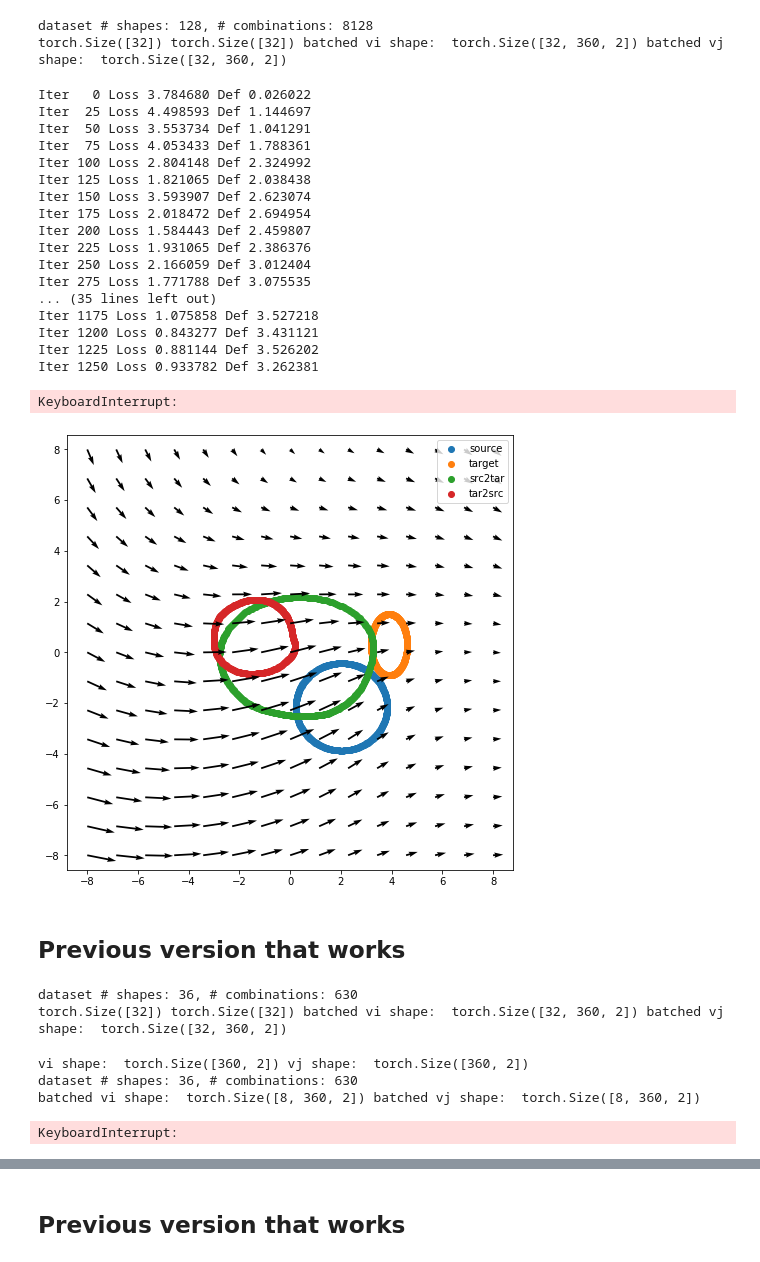
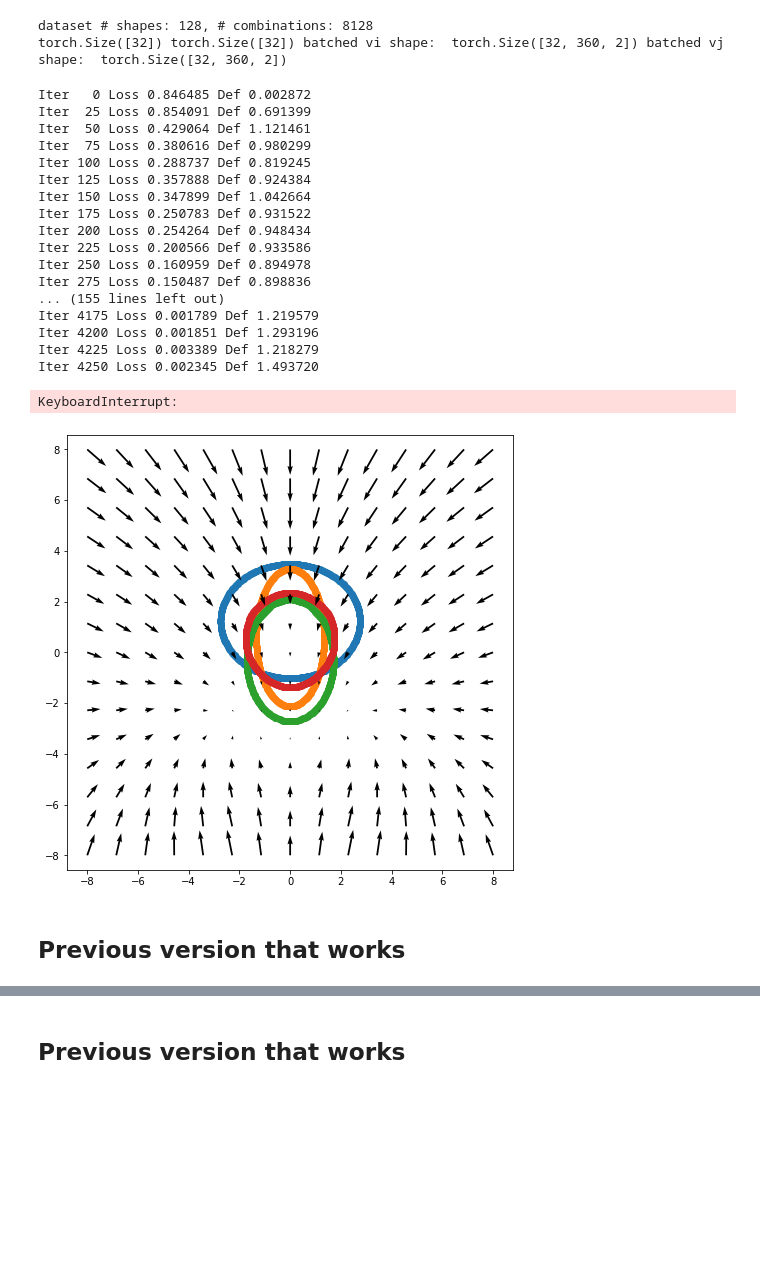
Before and after one commit to maxjiang93/ShapeFlow, a Jupyter notebook: minimal_2d_example.ipynb, the cells around one changed output, grey strips where cells are left out. Drawn from its saved outputs; the diff is of its cells as text; code cells hidden in the pictures; blank space fills up the shorter version.

```diff
--- a/minimal_2d_example.ipynb
+++ b/minimal_2d_example.ipynb
@@ -24,7 +24,8 @@ all_shapes = [x0]
 ns = 128
 for i in range(ns-1):
     scale = torch.randn(2) * 0.5 + 2
-    shift = torch.randn(2) * 2
+#     shift = torch.randn(2) * 2  # no-symmetry
+    shift = torch.cat([torch.zeros(1), torch.randn(1)+1], dim=0)  # x-symmetry
     x_new = x0 * scale + shift
     all_shapes.append(x_new)
 
@@ -104,7 +105,7 @@ device = torch.device('cuda')
 
 latent_size = 32
 deformer = NeuralFlowDeformer(dim=2, latent_size=latent_size, f_nlayers=6, f_width=64, s_nlayers=4, s_width=32, method=method, nonlinearity='leakyrelu', arch='imnet',
-                              adjoint=optim_with_adjoint_gradient, rtol=1e-4, conformal=False, no_sign_net=False)
+                              adjoint=optim_with_adjoint_gradient, rtol=1e-4, conformal=False, no_sign_net=False, divfree=False, symm_dim=0)
 lat_params = torch.nn.Parameter(torch.randn(ns, latent_size)*1e-1, requires_grad=True)
 deformer.add_lat_params(lat_params)
 deformer.to(device)
@@ -120,7 +121,7 @@ deformer.train()
 
 
 step = 0
-for i in range(400): # train for 100 epochs
+for i in range(100): # train for 100 epochs
     for ind, (ii, jj, x_src, x_tar) in enumerate(demo_loader):
         x_src = x_src.to(device)
         x_tar = x_tar.to(device)
@@ -167,23 +168,23 @@ for i in range(400): # train for 100 epochs
             print("Iter {:3d} Loss {:3f} Def {:3f}".format(step, loss.item(), deform_abs.item()))
         step += 1
 # %% [output]
-Iter   0 Loss 3.784680 Def 0.026022
-Iter  25 Loss 4.498593 Def 1.144697
-Iter  50 Loss 3.553734 Def 1.041291
-Iter  75 Loss 4.053433 Def 1.788361
-Iter 100 Loss 2.804148 Def 2.324992
-Iter 125 Loss 1.821065 Def 2.038438
-Iter 150 Loss 3.593907 Def 2.623074
-Iter 175 Loss 2.018472 Def 2.694954
-Iter 200 Loss 1.584443 Def 2.459807
-Iter 225 Loss 1.931065 Def 2.386376
-Iter 250 Loss 2.166059 Def 3.012404
-Iter 275 Loss 1.771788 Def 3.075535
-... (35 lines left out)
-Iter 1175 Loss 1.075858 Def 3.527218
-Iter 1200 Loss 0.843277 Def 3.431121
-Iter 1225 Loss 0.881144 Def 3.526202
-Iter 1250 Loss 0.933782 Def 3.262381
+Iter   0 Loss 0.846485 Def 0.002872
+Iter  25 Loss 0.854091 Def 0.691399
+Iter  50 Loss 0.429064 Def 1.121461
+Iter  75 Loss 0.380616 Def 0.980299
+Iter 100 Loss 0.288737 Def 0.819245
+Iter 125 Loss 0.357888 Def 0.924384
+Iter 150 Loss 0.347899 Def 1.042664
+Iter 175 Loss 0.250783 Def 0.931522
+Iter 200 Loss 0.254264 Def 0.948434
+Iter 225 Loss 0.200566 Def 0.933586
+Iter 250 Loss 0.160959 Def 0.894978
+Iter 275 Loss 0.150487 Def 0.898836
+... (155 lines left out)
+Iter 4175 Loss 0.001789 Def 1.219579
+Iter 4200 Loss 0.001851 Def 1.293196
+Iter 4225 Loss 0.003389 Def 1.218279
+Iter 4250 Loss 0.002345 Def 1.493720
 KeyboardInterrupt:
 # %%
 # visualize source and target
@@ -195,36 +196,36 @@ x_s2t_ = x_s2t[:hs].detach().cpu().numpy()
 x_t2s_ = x_s2t[hs:].detach().cpu().numpy()
 
 idx = 0
 
 plt.figure(figsize=(8,8))
 plt.scatter(x_src_[idx, :, 0], x_src_[idx, :, 1], label='source')
 plt.scatter(x_tar_[idx, :, 0], x_tar_[idx, :, 1], label='target')
 plt.scatter(x_s2t_[idx, :, 0], x_s2t_[idx, :, 1], label='src2tar')
 plt.scatter(x_t2s_[idx, :, 0], x_t2s_[idx, :, 1], label='tar2src')
 
 # n = x_src_.shape[1]
 # for i in range(n):
 #     plt.plot([x_src_[idx, i, 0], x_s2t_[idx, i, 0]], [x_src_[idx, i, 1], x_s2t_[idx, i, 1]], color='black')
 
 # visualize flow field
-t = 1.0
+t = torch.tensor([0.0])
 r = 15
 l = torch.linspace(-8, 8, r)
 xy = torch.stack(torch.meshgrid(l, l), dim=-1)  # [50, 50, 2]
 xy = xy.reshape([1, -1, 2]).cuda()
 
-deformer.net.update_latents(l_src[idx:idx+1], l_tar[idx:idx+1])
+deformer.net.update_latents(torch.stack([l_src[idx:idx+1], l_tar[idx:idx+1]], dim=1))
 v = deformer.net(t, xy).detach().cpu().numpy()
 # plt.figure(figsize=(8, 8))
 xy = xy.detach().cpu().numpy()
 plt.quiver(xy[0, :, 0], xy[0, :, 1], v[0, :, 0], v[0, :, 1])
 # plt.show()
 
 plt.axis('equal')
 # plt.legend()
 plt.show()
 # %% [output]
-[figure, old version]
+[figure, new version]
 # %% [markdown]
 ## Previous version that works
 # %%
@@ -282,9 +283,6 @@ demo_loader = DataLoader(demo_dataset, batch_size=bs, shuffle=False, drop_last=T
 for i, j, vi, vj in demo_loader:
     print(i.shape, j.shape, "batched vi shape: ", vi.shape, "batched vj shape: ", vj.shape)
     break
-# %% [output]
-dataset # shapes: 36, # combinations: 630
-torch.Size([32]) torch.Size([32]) batched vi shape:  torch.Size([32, 360, 2]) batched vj shape:  torch.Size([32, 360, 2])
 # %%
 optim_with_adjoint_gradient = False
 method = 'rk4'
@@ -343,11 +341,6 @@ for i in range(400): # train for 100 epochs
         if step % 25 == 0:
             print("Iter {:3d} Loss {:3f} Beta {:3f}".format(step, loss.item(), deformer.net.beta.item()))
         step += 1
-# %% [output]
-vi shape:  torch.Size([360, 2]) vj shape:  torch.Size([360, 2])
-dataset # shapes: 36, # combinations: 630
-batched vi shape:  torch.Size([8, 360, 2]) batched vj shape:  torch.Size([8, 360, 2])
-KeyboardInterrupt:
 # %%
 # visualize source and target
 x_src_ = x_src.detach().cpu().numpy()
```
Also changed, not shown: parts of 3 cells of this notebook, 4 other files.
